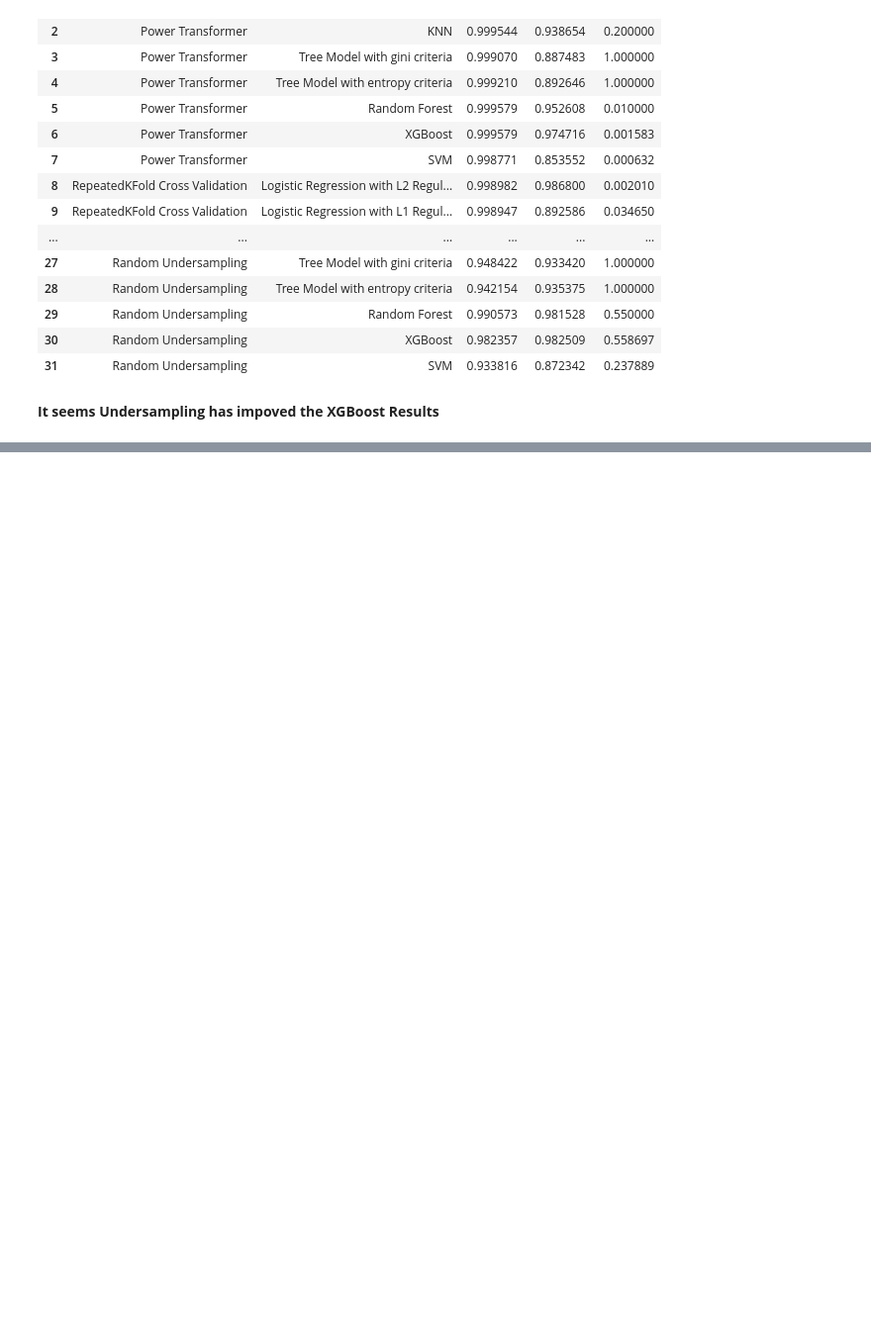
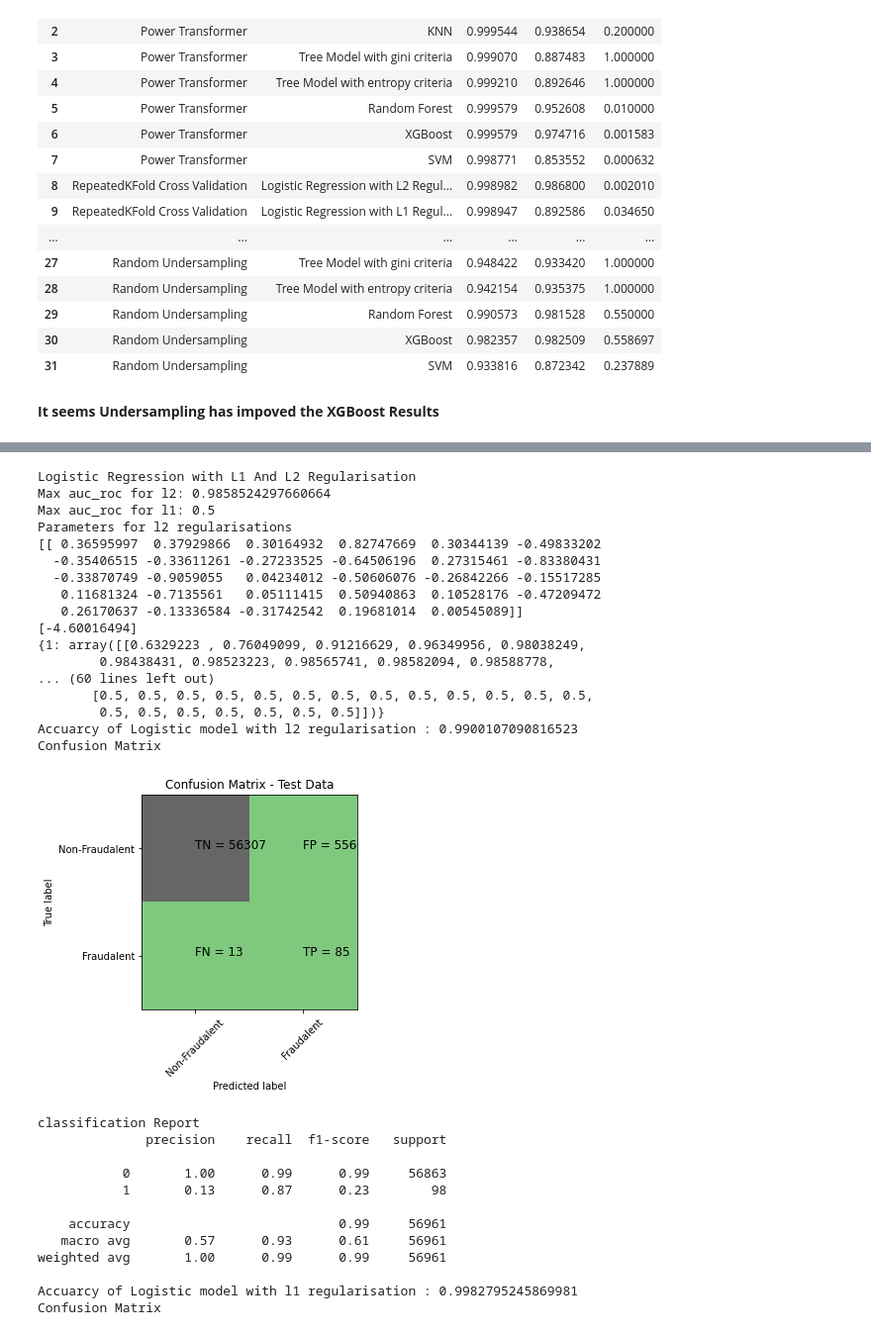
Before and after one commit to subhabrata-ghosh-1988/credit-card-fraud-detection, a Jupyter notebook: Credit_card_fraud_detection.ipynb, the cells around one changed output, grey strips where cells are left out. Shown at 99% size. Cells and saved outputs as stored; diff of their text form; code cells hidden in the pictures; blank space fills up the shorter version.

Commit message:
Adding Oversampling using SMOTE

```diff
--- a/Credit_card_fraud_detection.ipynb
+++ b/Credit_card_fraud_detection.ipynb
@@ -1459,0 +1491,80 @@ df_Results
+# %%
+from sklearn.model_selection import StratifiedKFold
+from imblearn.over_sampling import RandomOverSampler
+
+
+skf = StratifiedKFold(n_splits=5, random_state=None)
+
+for fold, (train_index, test_index) in enumerate(skf.split(X,y), 1):
+    X_train = X.loc[train_index]
+    y_train = y.loc[train_index]
+    X_test = X.loc[test_index]
+    y_test = y.loc[test_index]
+    ROS = RandomOverSampler(sampling_strategy=0.5)
+    X_over, y_over= ROS.fit_sample(X_train, y_train)
+
+#Create Dataframe for X_over
+X_over = pd.DataFrame(data=X_over,   columns=cols)
+# %%
+Data_Imbalance_Handiling	 = "Random Oversampling with StratifiedKFold CV "
+#Run Logistic Regression with L1 And L2 Regularisation
+print("Logistic Regression with L1 And L2 Regularisation")
+start_time = time.time()
+df_Results = buildAndRunLogisticModels(df_Results , Data_Imbalance_Handiling , X_over, y_over, X_test, y_test)
+print("Time Taken by Model: --- %s seconds ---" % (time.time() - start_time))
+print('-'*80 )
+#Run KNN Model
+print("KNN Model")
+start_time = time.time()
+df_Results = buildAndRunKNNModels(df_Results , Data_Imbalance_Handiling,X_over, y_over, X_test, y_test)
+print("Time Taken by Model: --- %s seconds ---" % (time.time() - start_time))
+print('-'*80 )
+#Run Decision Tree Models with  'gini' & 'entropy' criteria
+print("Decision Tree Models with  'gini' & 'entropy' criteria")
+start_time = time.time()
+df_Results = buildAndRunTreeModels(df_Results , Data_Imbalance_Handiling,X_over, y_over, X_test, y_test)
+print("Time Taken by Model: --- %s seconds ---" % (time.time() - start_time))
+print('-'*80 )
+#Run Random Forest Model
+print("Random Forest Model")
+start_time = time.time()
+df_Results = buildAndRunRandomForestModels(df_Results , Data_Imbalance_Handiling,X_over, y_over, X_test, y_test)
+print("Time Taken by Model: --- %s seconds ---" % (time.time() - start_time))
+print('-'*80 )
+#Run XGBoost Model
+print("XGBoost Model")
+start_time = time.time()
+df_Results = buildAndRunXGBoostModels(df_Results , Data_Imbalance_Handiling,X_over, y_over, X_test, y_test)
+print("Time Taken by Model: --- %s seconds ---" % (time.time() - start_time))
+print('-'*80 )
+# %% [output]
+Logistic Regression with L1 And L2 Regularisation
+Max auc_roc for l2: 0.9858524297660664
+Max auc_roc for l1: 0.5
+Parameters for l2 regularisations
+[[ 0.36595997  0.37929866  0.30164932  0.82747669  0.30344139 -0.49833202
+  -0.35406515 -0.33611261 -0.27233525 -0.64506196  0.27315461 -0.83380431
+  -0.33870749 -0.9059055   0.04234012 -0.50606076 -0.26842266 -0.15517285
+   0.11681324 -0.7135561   0.05111415  0.50940863  0.10528176 -0.47209472
+   0.26170637 -0.13336584 -0.31742542  0.19681014  0.00545089]]
+[-4.60016494]
+{1: array([[0.6329223 , 0.76049099, 0.91216629, 0.96349956, 0.98038249,
+        0.98438431, 0.98523223, 0.98565741, 0.98582094, 0.98588778,
+... (60 lines left out)
+       [0.5, 0.5, 0.5, 0.5, 0.5, 0.5, 0.5, 0.5, 0.5, 0.5, 0.5, 0.5, 0.5,
+        0.5, 0.5, 0.5, 0.5, 0.5, 0.5, 0.5]])}
+Accuarcy of Logistic model with l2 regularisation : 0.9900107090816523
+Confusion Matrix
+[figure, added]
+classification Report
+              precision    recall  f1-score   support
+
+           0       1.00      0.99      0.99     56863
+           1       0.13      0.87      0.23        98
+
+    accuracy                           0.99     56961
+   macro avg       0.57      0.93      0.61     56961
+weighted avg       1.00      0.99      0.99     56961
+
+Accuarcy of Logistic model with l1 regularisation : 0.9982795245869981
+Confusion Matrix
```
Also changed, not shown: parts of 12 cells of this notebook.
